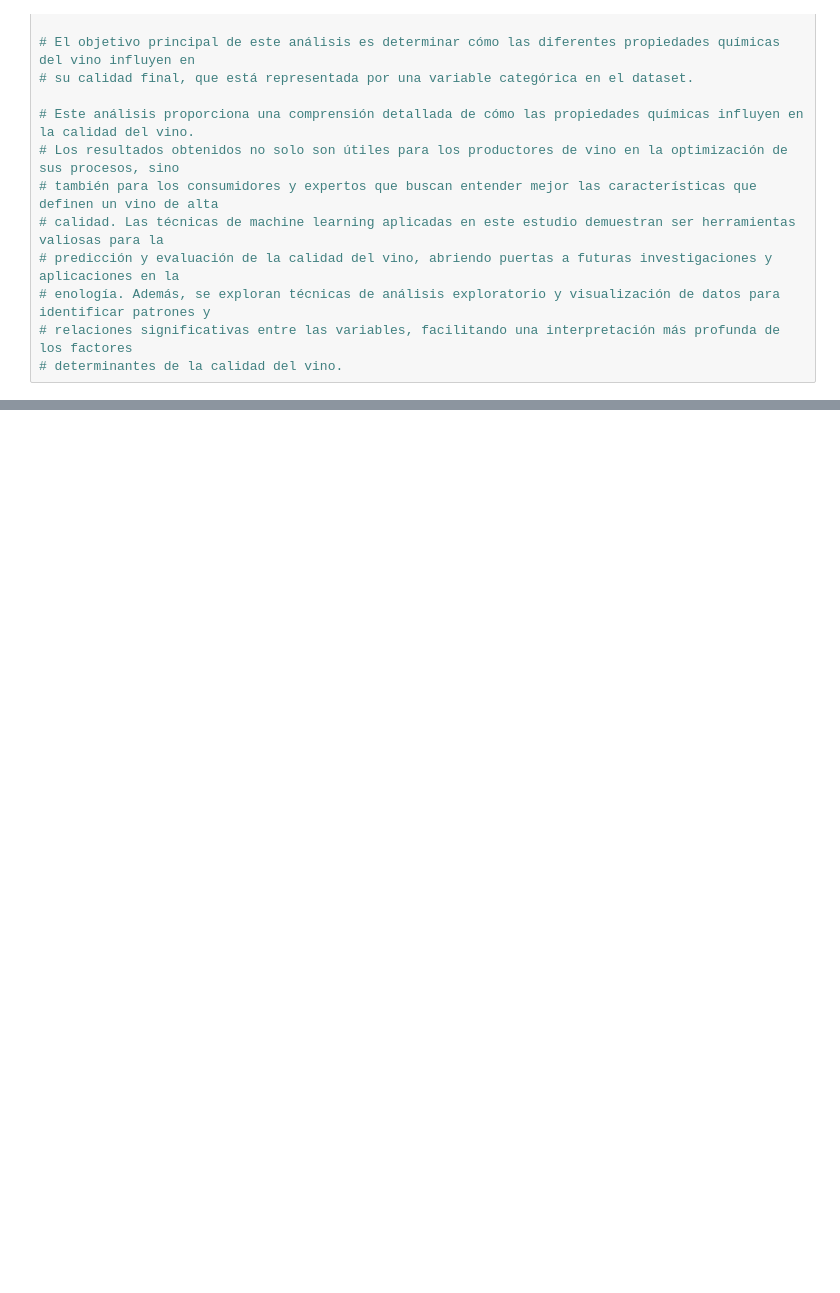
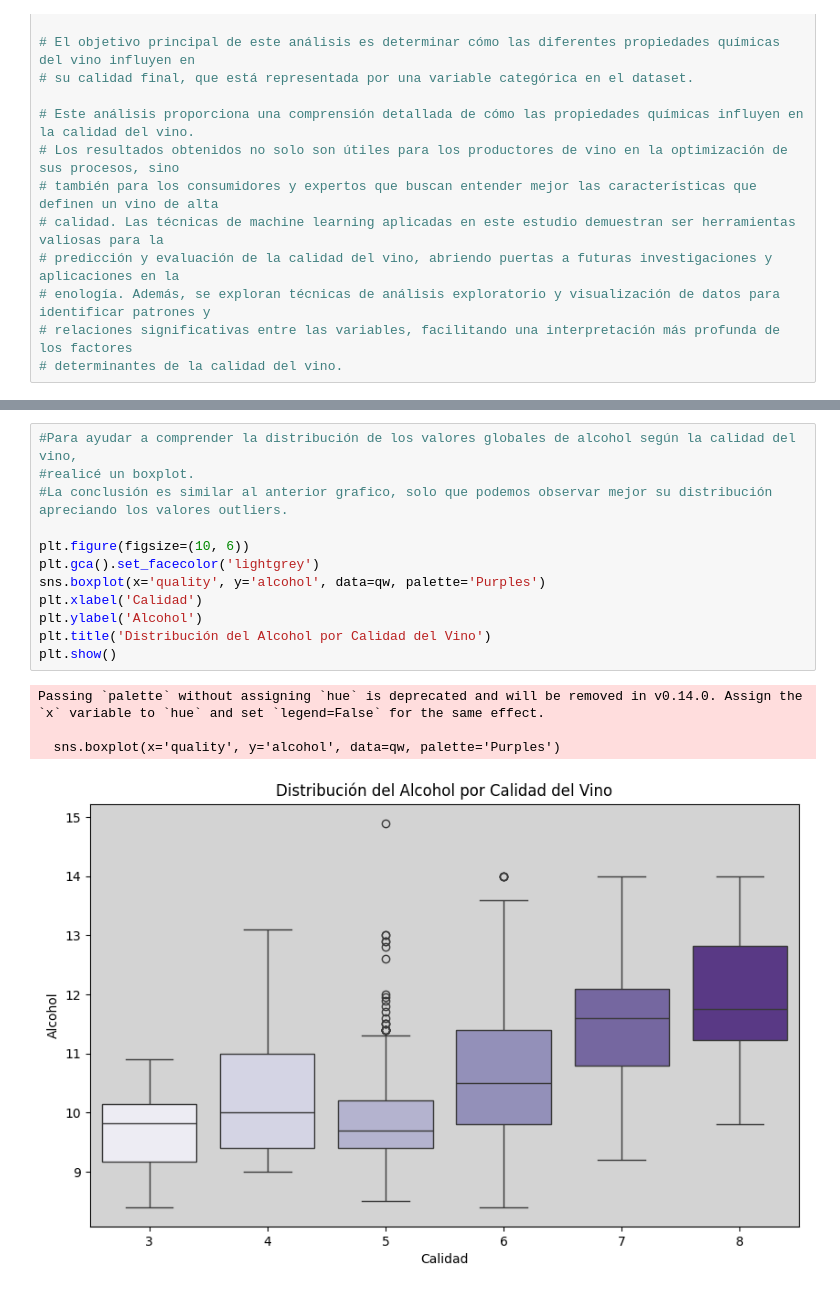
Before and after one commit to ignaciomz/CH_IM_61140, a Jupyter notebook: WineQuality_Parte1_Martínez.ipynb, the cells around one changed output, grey strips where cells are left out. Drawn from its saved outputs; the diff is of its cells as text; blank space fills up the shorter version.

```diff
--- a/WineQuality_Parte1_Martínez.ipynb
+++ b/WineQuality_Parte1_Martínez.ipynb
@@ -39,0 +106,17 @@ qw = pd.read_csv(url, sep=";")
+# %%
+#Para ayudar a comprender la distribución de los valores globales de alcohol según la calidad del vino,
+#realicé un boxplot.
+#La conclusión es similar al anterior grafico, solo que podemos observar mejor su distribución apreciando los valores outliers.
+
+plt.figure(figsize=(10, 6))
+plt.gca().set_facecolor('lightgrey')
+sns.boxplot(x='quality', y='alcohol', data=qw, palette='Purples')
+plt.xlabel('Calidad')
+plt.ylabel('Alcohol')
+plt.title('Distribución del Alcohol por Calidad del Vino')
+plt.show()
+# %% [output]
+Passing `palette` without assigning `hue` is deprecated and will be removed in v0.14.0. Assign the `x` variable to `hue` and set `legend=False` for the same effect.
+
+  sns.boxplot(x='quality', y='alcohol', data=qw, palette='Purples')
+[figure, added]
```
Also changed, not shown: parts of 10 cells of this notebook.
